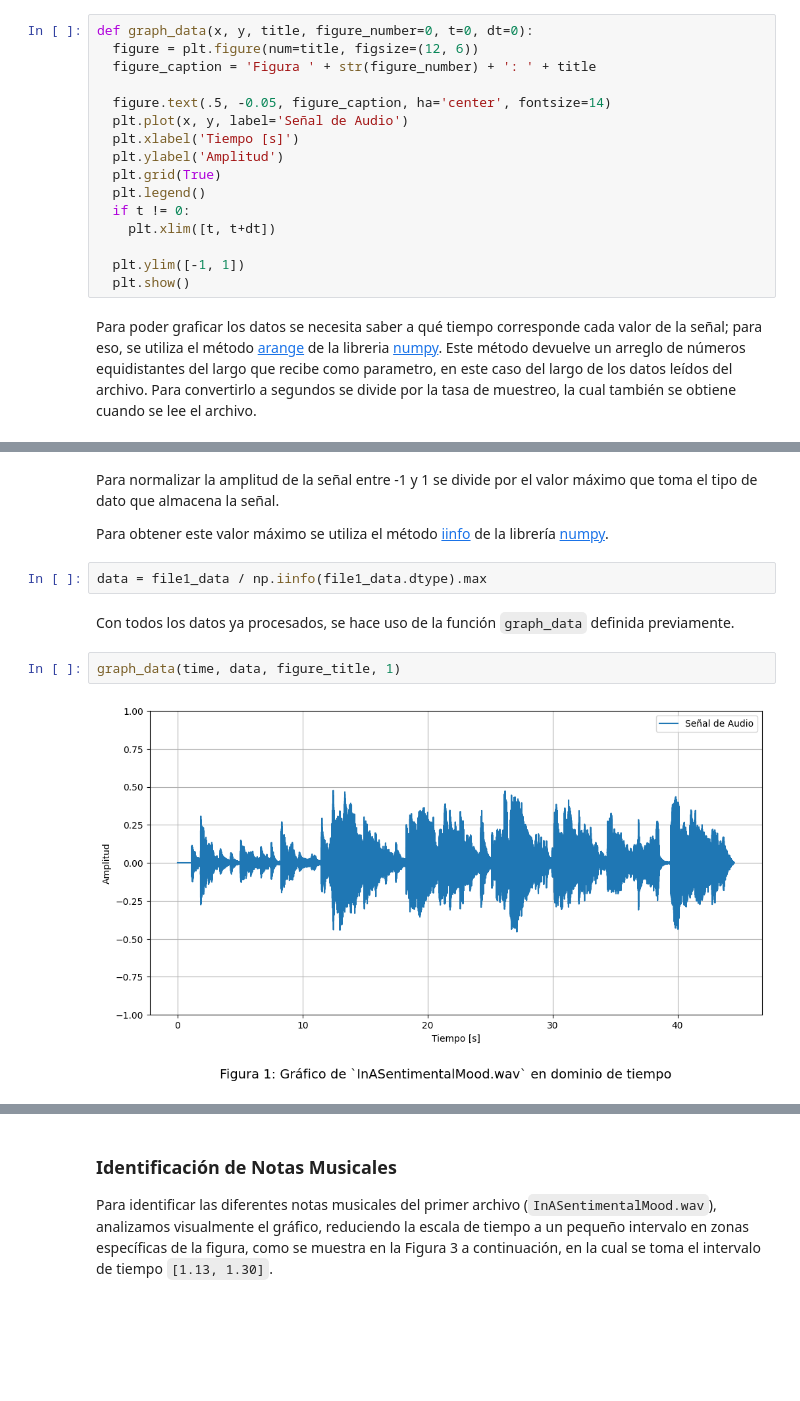
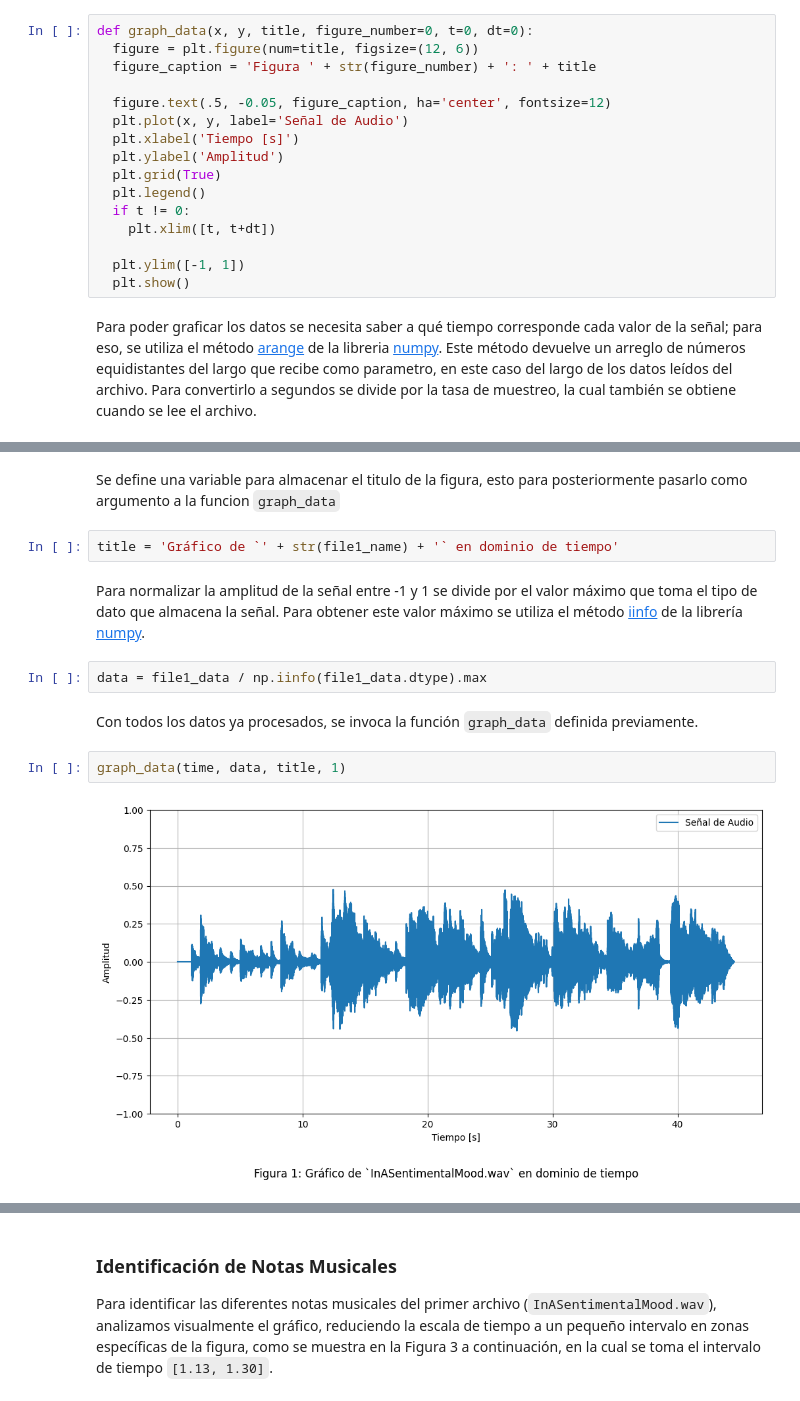
Before and after one commit to mjkloeckner/TB065, a Jupyter notebook: primera_parte/tpe_primera_parte.ipynb, the cells around one changed output, grey strips where cells are left out. Cells and saved outputs as stored; diff of their text form; blank space fills up the shorter version.

```diff
--- a/primera_parte/tpe_primera_parte.ipynb
+++ b/primera_parte/tpe_primera_parte.ipynb
@@ -52,7 +52,7 @@ def graph_data(x, y, title, figure_number=0, t=0, dt=0):
   figure = plt.figure(num=title, figsize=(12, 6))
   figure_caption = 'Figura ' + str(figure_number) + ': ' + title
 
-  figure.text(.5, -0.05, figure_caption, ha='center', fontsize=14)
+  figure.text(.5, -0.05, figure_caption, ha='center', fontsize=12)
   plt.plot(x, y, label='Señal de Audio')
   plt.xlabel('Tiempo [s]')
   plt.ylabel('Amplitud')
@@ -76,13 +75,15 @@ figure_title = 'Gráfico de `' + str(file1_name) + '` en dominio de tiempo'
+# %% [markdown]
+Se define una variable para almacenar el titulo de la figura, esto para posteriormente pasarlo como argumento a la funcion `graph_data`
+# %%
+title = 'Gráfico de `' + str(file1_name) + '` en dominio de tiempo'
 # %% [markdown]
-Para normalizar la amplitud de la señal entre -1 y 1 se divide por el valor máximo que toma el tipo de dato que almacena la señal.
-
-Para obtener este valor máximo se utiliza el método [iinfo](https://numpy.org/doc/stable/reference/generated/numpy.iinfo.html#numpy-iinfo) de la librería [numpy](https://numpy.org/doc/stable/index.html).
+Para normalizar la amplitud de la señal entre -1 y 1 se divide por el valor máximo que toma el tipo de dato que almacena la señal. Para obtener este valor máximo se utiliza el método [iinfo](https://numpy.org/doc/stable/reference/generated/numpy.iinfo.html#numpy-iinfo) de la librería [numpy](https://numpy.org/doc/stable/index.html).
 # %%
 data = file1_data / np.iinfo(file1_data.dtype).max
 # %% [markdown]
-Con todos los datos ya procesados, se hace uso de la función `graph_data` definida previamente.
+Con todos los datos ya procesados, se invoca la función `graph_data` definida previamente.
 # %%
-graph_data(time, data, figure_title, 1)
+graph_data(time, data, title, 1)
 # %% [output]
-[figure, old version]
+[figure, new version]
 # %% [markdown]
```
Also changed, not shown: parts of 7 cells of this notebook.
